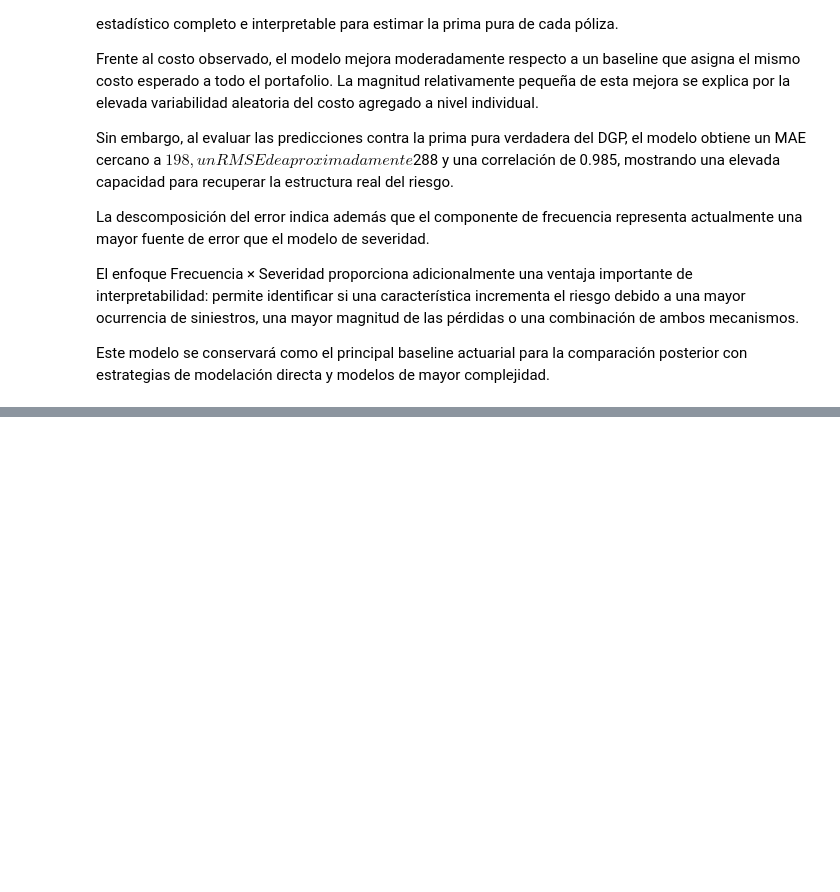
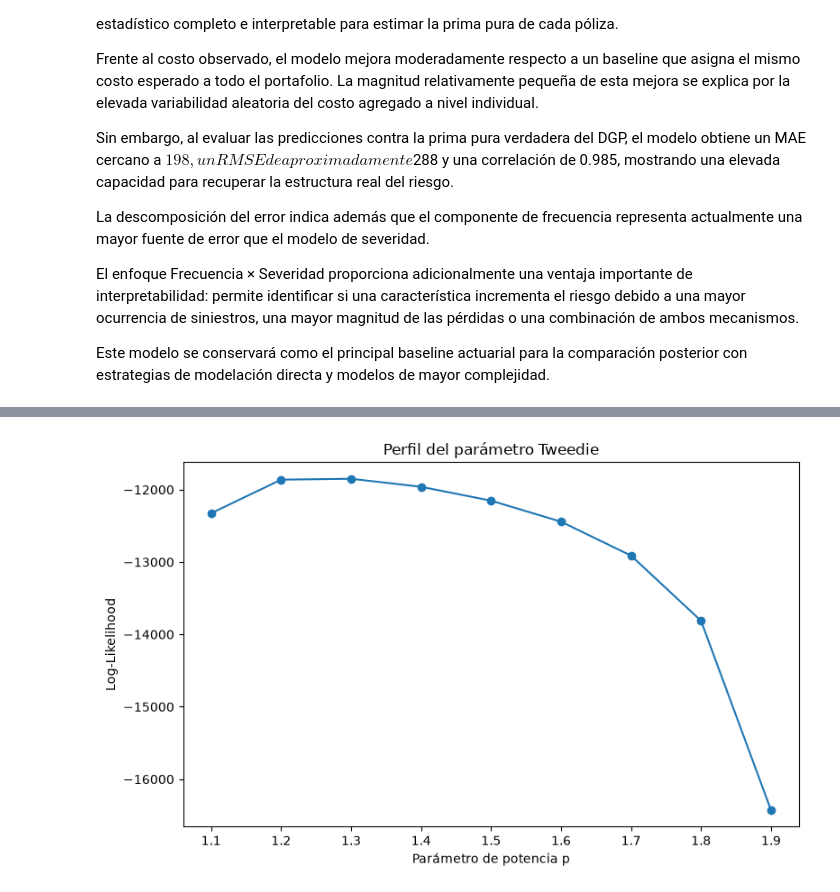
Before and after one commit to ActuarioDereckFuzz/Modelos_estadisticosvsMLvsDeep-Learning, a Jupyter notebook: notebooks/03_statistical_models.ipynb, the cells around one changed output, grey strips where cells are left out. Saved outputs shown, nothing was run; the diff lists cells and outputs as text; code cells hidden in the pictures; blank space fills up the shorter version.

Commit message:
Terminado el ajuste de modelos estadisticos clásicos

```diff
--- a/notebooks/03_statistical_models.ipynb
+++ b/notebooks/03_statistical_models.ipynb
@@ -3026,0 +3203,15 @@ complejidad.
+# %%
+from sklearn.model_selection import train_test_split
+
+# Hacemos un split en train para validar la mejor selección del parámetro P
+
+tweedie_fit_idx, tweedie_val_idx = train_test_split(
+    df_train.index,
+    test_size=0.20,
+    random_state=SEED
+)
+
+tweedie_fit = df_train.loc[tweedie_fit_idx].copy()
+tweedie_val = df_train.loc[tweedie_val_idx].copy()
+
+print(len(tweedie_fit), len(tweedie_val))
@@ -3026,0 +3220,6 @@ complejidad.
+# %%
+powers = np.arange(
+    1.1,
+    2.0,
+    0.1
+)
@@ -3026,0 +3275,17 @@ complejidad.
+# %%
+plt.figure(figsize=(8, 5))
+
+plt.plot(
+    power_results["power"],
+    power_results["loglik_train"],
+    marker="o"
+)
+
+plt.xlabel("Parámetro de potencia p")
+plt.ylabel("Log-Likelihood")
+plt.title("Perfil del parámetro Tweedie")
+
+plt.tight_layout()
+plt.show()
+# %% [output]
+[figure, added]
```
Also changed, not shown: parts of 33 cells of this notebook.
